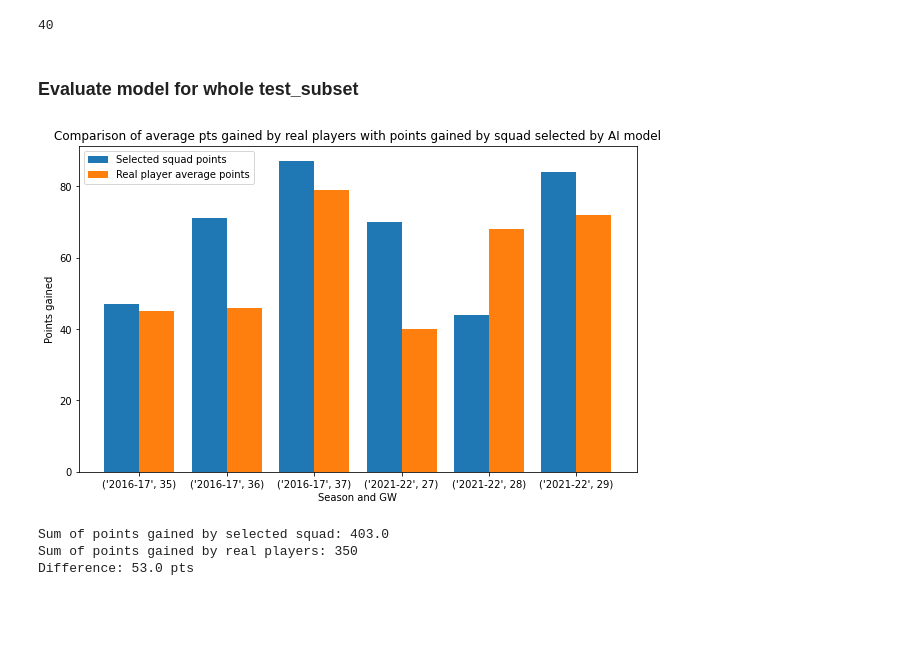
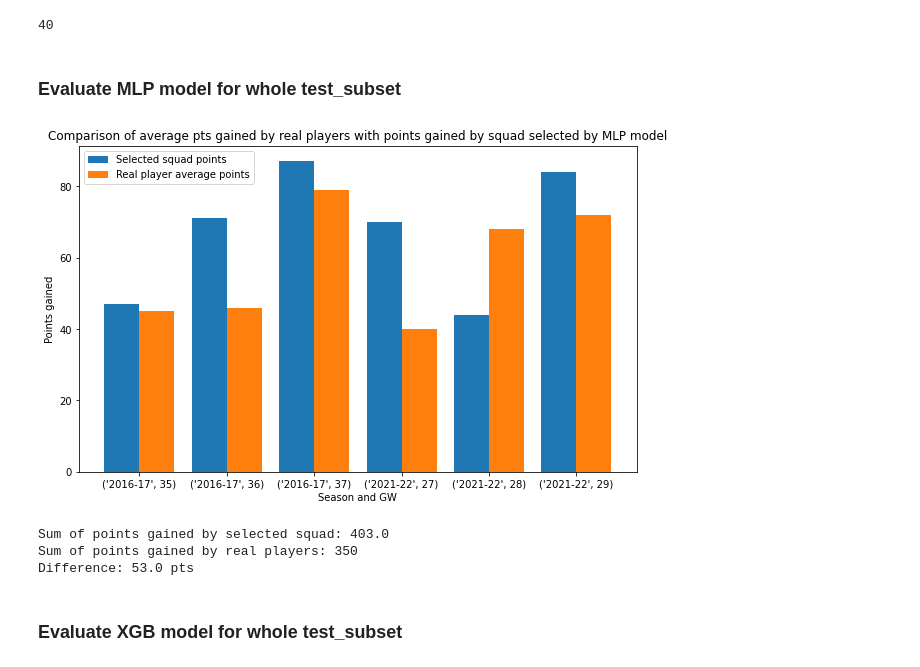
Before and after one commit to gracjans/FPL-AI-Manager_SwanseAI, a Jupyter notebook: notebooks/evaluate_selected_squad.ipynb, the cells around one changed output. Cells and saved outputs as stored; diff of their text form; code cells hidden in the pictures; blank space fills up the shorter version.

Commit message:
add xgb model evaluation to notebook

```diff
--- a/notebooks/evaluate_selected_squad.ipynb
+++ b/notebooks/evaluate_selected_squad.ipynb
@@ -68,4 +76,6 @@ root_dir = os.path.dirname(os.path.abspath(''))
 # %%
-model = tf.keras.models.load_model(root_dir + '\\models\\baseline\\mlp_model_06-07-22.h5')
+model_mlp = tf.keras.models.load_model(root_dir + '\\models\\baseline\\mlp_model_06-07-22.h5')
+model_xgb = xgb.XGBRegressor()
+model_xgb.load_model(root_dir + '\\models\\baseline\\xgb_model_06-07-22.json')
 # %%
 x_test_reversed = reverse_processing(x_test, x_scaler, x_test_target)
@@ -74 +82,4 @@ predictions_merged = merge_reversed_data_with_predictions(model, x_test, y_test,
+# %%
+predictions_merged_mlp = merge_reversed_data_with_predictions(model_mlp, x_test, y_test, x_test_reversed)
+predictions_merged_xgb = merge_reversed_data_with_predictions(model_xgb, x_test, y_test, x_test_reversed)
 # %% [markdown]
@@ -125,7 +136,7 @@ average_pts.loc[average_pts['GW'] == 27, ['AVG_PTS_2021/22']].values[0][0]
 # %% [output]
 40
 # %% [markdown]
-### Evaluate model for whole test_subset
+### Evaluate MLP model for whole test_subset
 # %%
 test_subset = (['2016-17', [35,36,37]], ['2021-22', [27,28,29]])
 # %%
@@ -133,33 +144,30 @@ results = []
 gameweeks = []
 for season in test_subset:
     for gameweek in season[1]:
-        results.append(squad_selection_without_constraints(predictions_merged, season[0], gameweek))
+        results.append(squad_selection_without_constraints(predictions_merged_mlp, season[0], gameweek))
         gameweeks.append((season[0], gameweek))
 
-selected_squad_points = []
+selected_squad_points_mlp = []
 for result in results:
-    selected_squad_points.append(result[1])
+    selected_squad_points_mlp.append(result[1])
 
 real_player_average_points = []
 for gameweek in gameweeks:
     real_player_average_points.append(get_average_pts(gameweek[0], gameweek[1]))
 # %%
-import numpy as np
-import matplotlib.pyplot as plt
-
 plt.figure(figsize=(10,6))
 
 X_axis = np.arange(len(gameweeks))
 
-plt.bar(X_axis - 0.2, selected_squad_points, 0.4, label = 'Selected squad points')
+plt.bar(X_axis - 0.2, selected_squad_points_mlp, 0.4, label = 'Selected squad points')
 plt.bar(X_axis + 0.2, real_player_average_points, 0.4, label = 'Real player average points')
 
 plt.xticks(X_axis, gameweeks)
 plt.xlabel("Season and GW")
 plt.ylabel("Points gained")
-plt.title("Comparison of average pts gained by real players with points gained by squad selected by AI model")
+plt.title("Comparison of average pts gained by real players with points gained by squad selected by MLP model")
 plt.legend()
 plt.show()
 # %% [output]
-[figure, old version]
+[figure, new version]
 # %%
@@ -170,3 +178,5 @@ print('Difference:', sum(selected_squad_points) - sum(real_player_average_points
 Sum of points gained by selected squad: 403.0
 Sum of points gained by real players: 350
 Difference: 53.0 pts
+# %% [markdown]
+### Evaluate XGB model for whole test_subset
```
Also changed, not shown: parts of 17 cells of this notebook.
